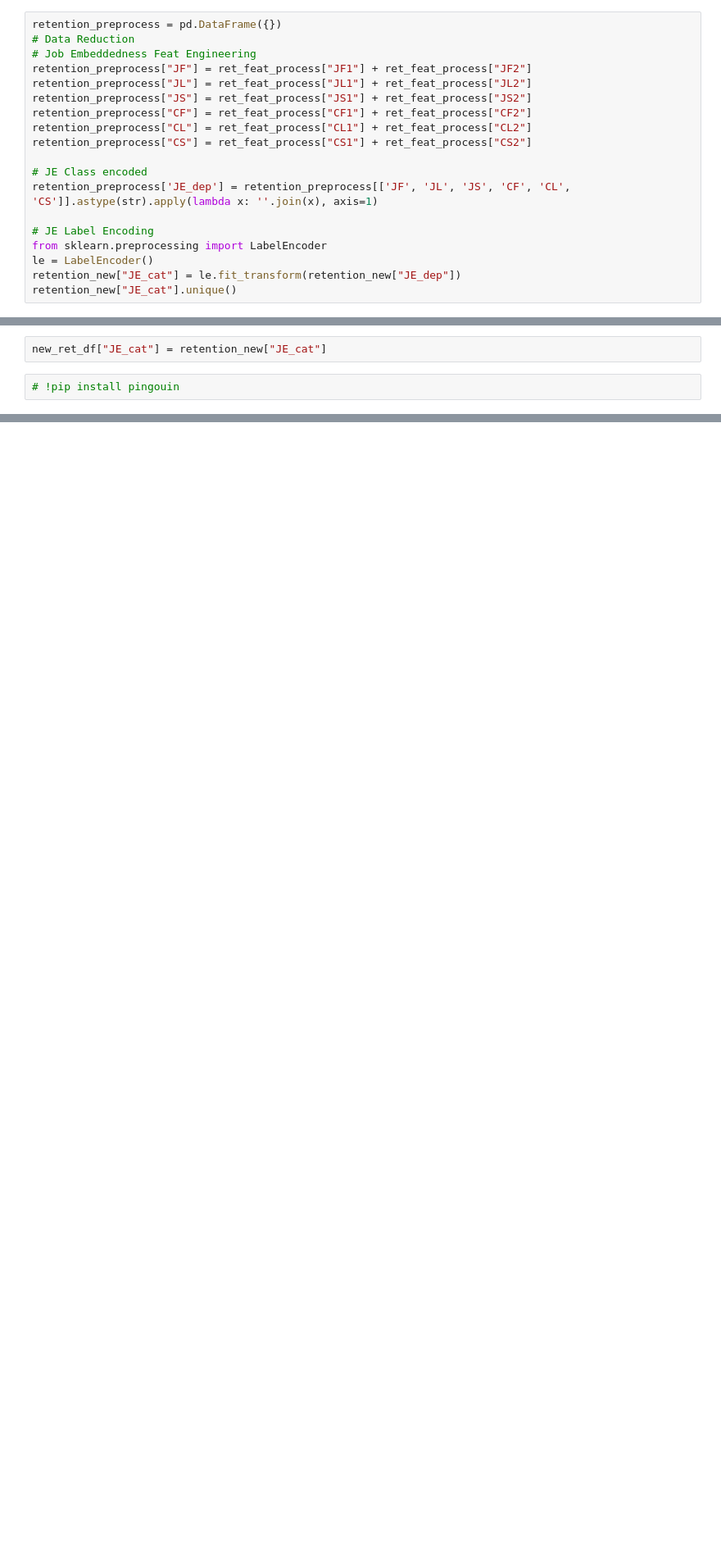
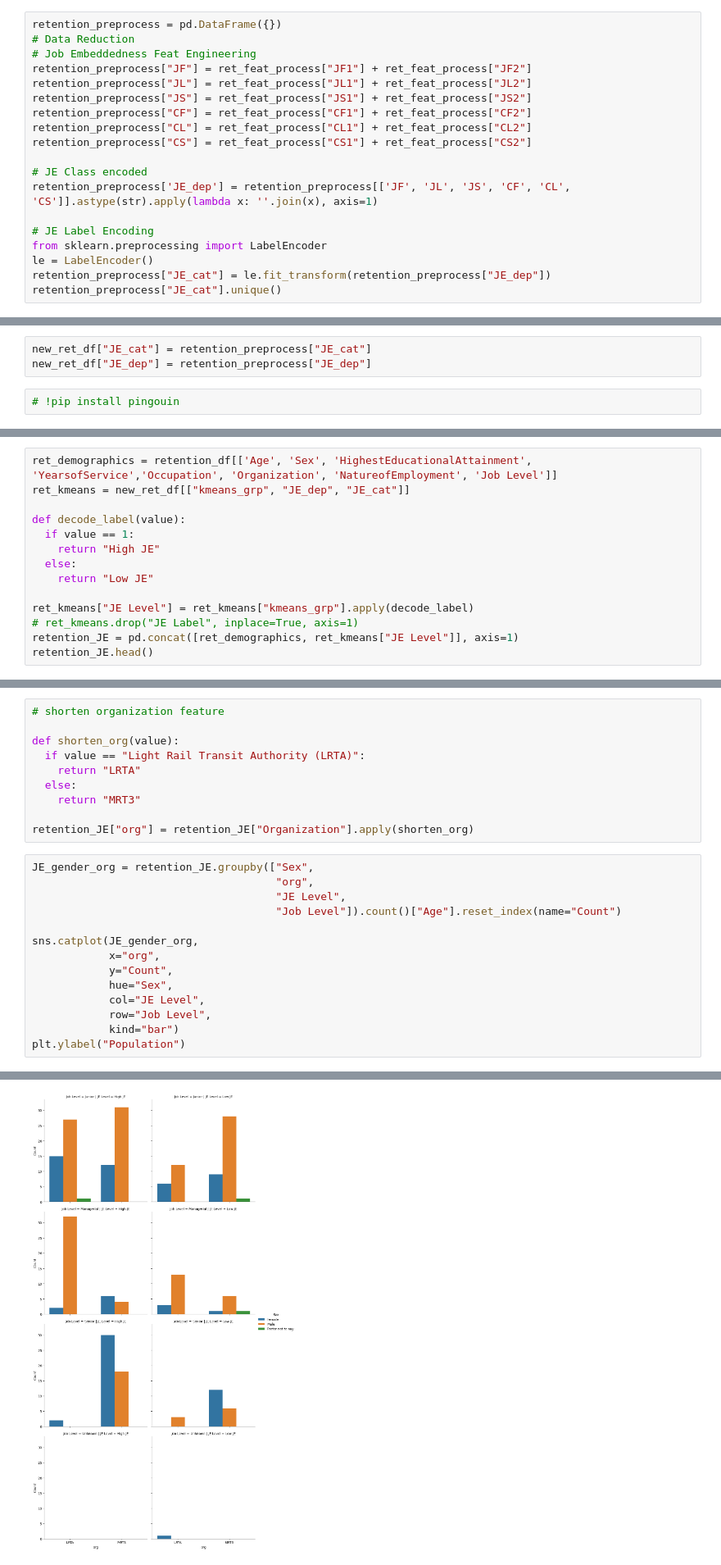
Before and after one commit to pjcroxas/Talent-Retention-in-Railway-Workforce, a Jupyter notebook: Comprehensive_Data_Analysis_Railway_Workforce_Retention.ipynb, the cells around one changed output, grey strips where cells are left out. Shown at 82% size. Cells and saved outputs as stored; diff of their text form; blank space fills up the shorter version.

```diff
--- a/Comprehensive_Data_Analysis_Railway_Workforce_Retention.ipynb
+++ b/Comprehensive_Data_Analysis_Railway_Workforce_Retention.ipynb
@@ -461,6 +461,6 @@ retention_preprocess['JE_dep'] = retention_preprocess[['JF', 'JL', 'JS', 'CF', '
 # JE Label Encoding
 from sklearn.preprocessing import LabelEncoder
 le = LabelEncoder()
-retention_new["JE_cat"] = le.fit_transform(retention_new["JE_dep"])
-retention_new["JE_cat"].unique()
+retention_preprocess["JE_cat"] = le.fit_transform(retention_preprocess["JE_dep"])
+retention_preprocess["JE_cat"].unique()
 # %% [output]
@@ -474,5 +479,6 @@ array([30, 29,  7, 21,  0, 18, 28,  5, 11,  2, 15, 17, 16, 20, 12, 22, 27,
 # %%
-new_ret_df["JE_cat"] = retention_new["JE_cat"]
+new_ret_df["JE_cat"] = retention_preprocess["JE_cat"]
+new_ret_df["JE_dep"] = retention_preprocess["JE_dep"]
 # %%
 # !pip install pingouin
 # %%
@@ -549,0 +551,14 @@ new_ret_df
+# %%
+ret_demographics = retention_df[['Age', 'Sex', 'HighestEducationalAttainment', 'YearsofService','Occupation', 'Organization', 'NatureofEmployment', 'Job Level']]
+ret_kmeans = new_ret_df[["kmeans_grp", "JE_dep", "JE_cat"]]
+
+def decode_label(value):
+  if value == 1:
+    return "High JE"
+  else:
+    return "Low JE"
+
+ret_kmeans["JE Level"] = ret_kmeans["kmeans_grp"].apply(decode_label)
+# ret_kmeans.drop("JE Label", inplace=True, axis=1)
+retention_JE = pd.concat([ret_demographics, ret_kmeans["JE Level"]], axis=1)
+retention_JE.head()
@@ -549,0 +577,25 @@ new_ret_df
+# %%
+# shorten organization feature
+
+def shorten_org(value):
+  if value == "Light Rail Transit Authority (LRTA)":
+    return "LRTA"
+  else:
+    return "MRT3"
+
+retention_JE["org"] = retention_JE["Organization"].apply(shorten_org)
+# %%
+JE_gender_org = retention_JE.groupby(["Sex",
+                                      "org",
+                                      "JE Level",
+                                      "Job Level"]).count()["Age"].reset_index(name="Count")
+
+sns.catplot(JE_gender_org,
+            x="org",
+            y="Count",
+            hue="Sex",
+            col="JE Level",
+            row="Job Level",
+            kind="bar")
+plt.ylabel("Population")
+# %% [output]
@@ -549,0 +603 @@ new_ret_df
+[figure, added]
```
Also changed, not shown: parts of 25 cells of this notebook.
